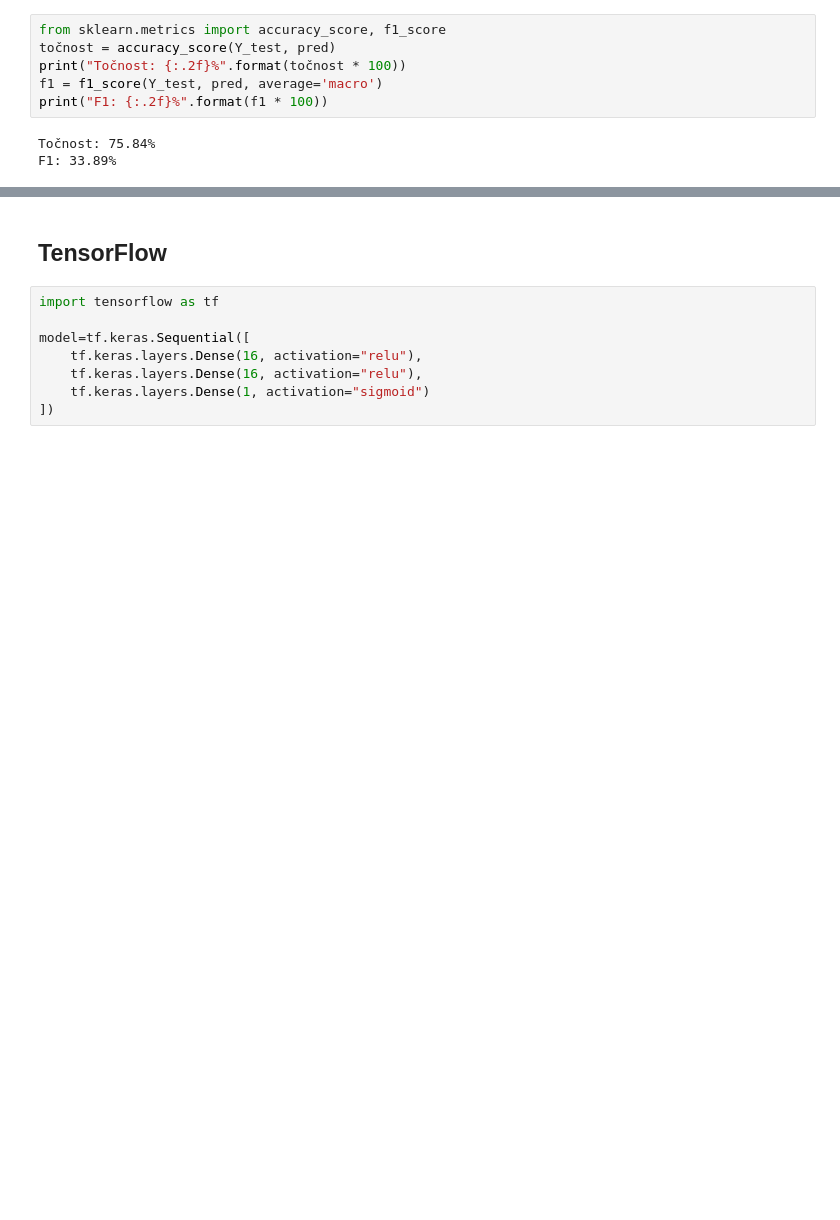
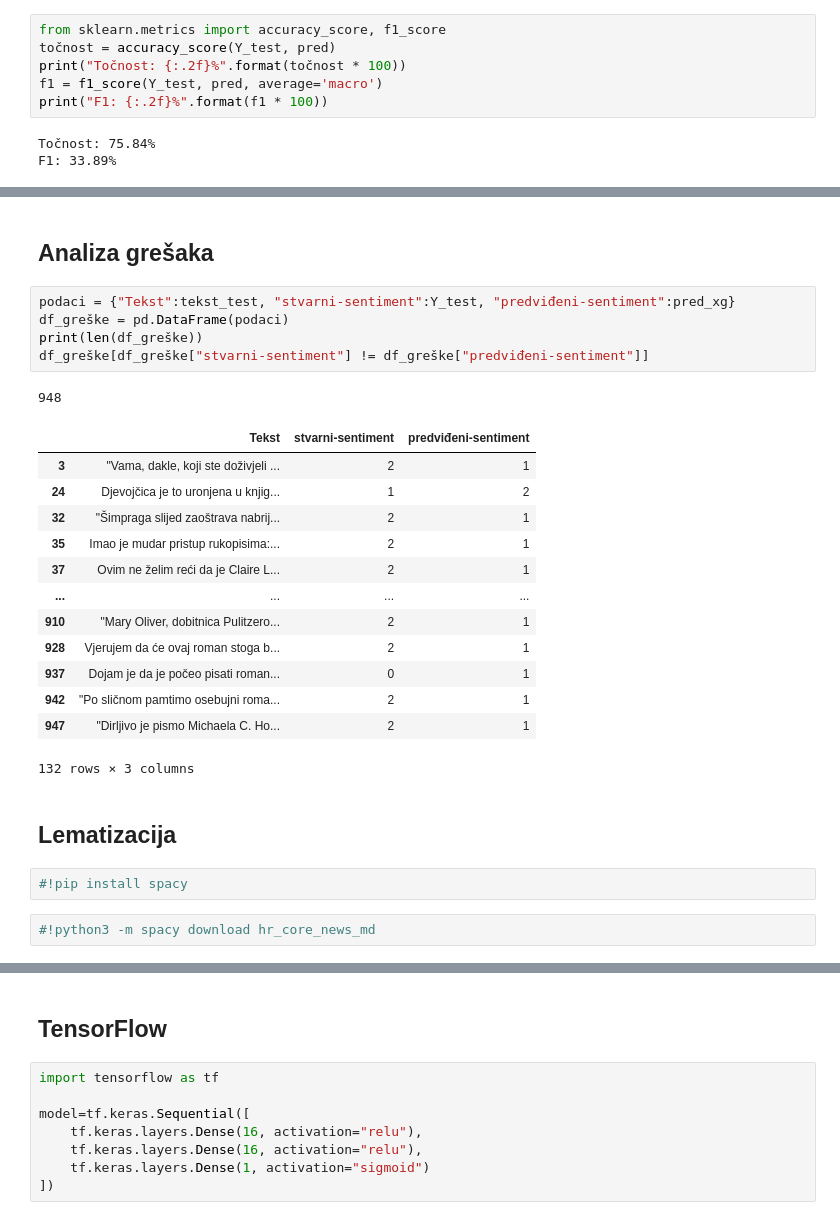
Before and after one commit to Sentimentalci/opjprojekt, a Jupyter notebook: SENTIMENTalci_ML.ipynb, the cells around one changed output, grey strips where cells are left out. Cells and saved outputs as stored; diff of their text form; blank space fills up the shorter version.

```diff
--- a/SENTIMENTalci_ML.ipynb
+++ b/SENTIMENTalci_ML.ipynb
@@ -227,0 +242,28 @@ F1: 33.89%
+# %% [markdown]
+## Analiza grešaka
+# %%
+podaci = {"Tekst":tekst_test, "stvarni-sentiment":Y_test, "predviđeni-sentiment":pred_xg}
+df_greške = pd.DataFrame(podaci)
+print(len(df_greške))
+df_greške[df_greške["stvarni-sentiment"] != df_greške["predviđeni-sentiment"]]
+# %% [output]
+948
+|  | Tekst | stvarni-sentiment | predviđeni-sentiment |
+| 3 | "Vama, dakle, koji ste doživjeli ... | 2 | 1 |
+| 24 | Djevojčica je to uronjena u knjig... | 1 | 2 |
+| 32 | "Šimpraga slijed zaoštrava nabrij... | 2 | 1 |
+| 35 | Imao je mudar pristup rukopisima:... | 2 | 1 |
+| 37 | Ovim ne želim reći da je Claire L... | 2 | 1 |
+| ... | ... | ... | ... |
+| 910 | "Mary Oliver, dobitnica Pulitzero... | 2 | 1 |
+| 928 | Vjerujem da će ovaj roman stoga b... | 2 | 1 |
+| 937 | Dojam je da je počeo pisati roman... | 0 | 1 |
+| 942 | "Po sličnom pamtimo osebujni roma... | 2 | 1 |
+| 947 | "Dirljivo je pismo Michaela C. Ho... | 2 | 1 |
+132 rows × 3 columns
+# %% [markdown]
+## Lematizacija
+# %%
+#!pip install spacy
+# %%
+#!python3 -m spacy download hr_core_news_md
```
Also changed, not shown: parts of 7 cells of this notebook, 3 other files.
